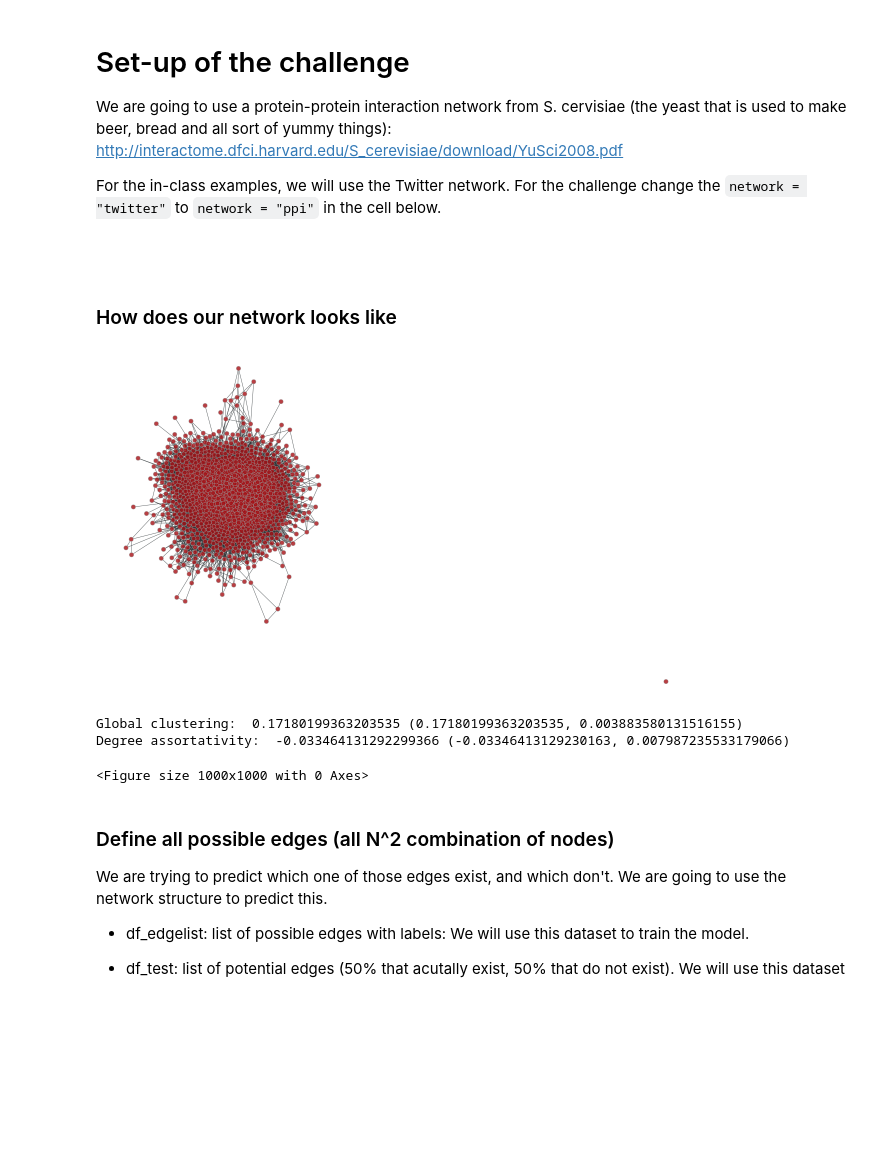
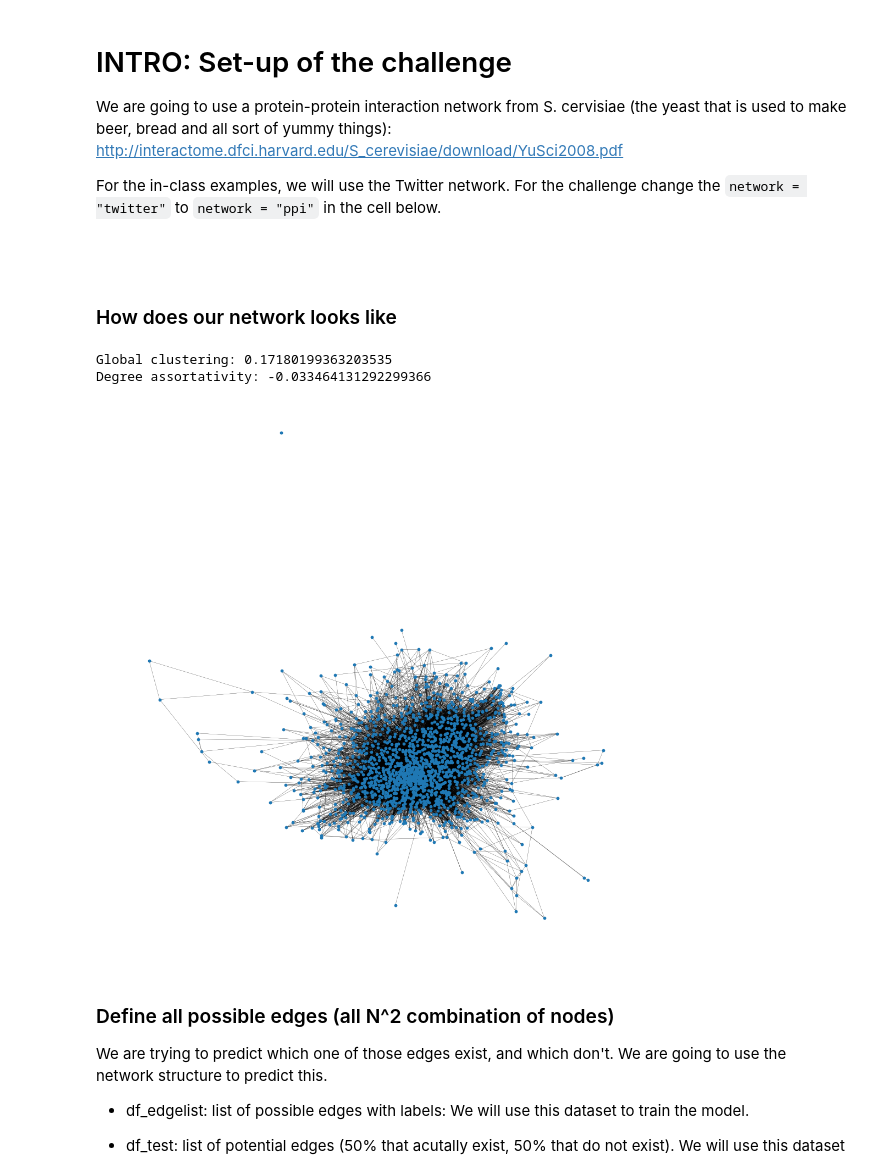
Before and after one commit to jgarciab/NetworkScience, a Jupyter notebook: Practicals/day3/day3b_link_prediction.ipynb, the cells around one changed output. Saved outputs shown, nothing was run; the diff lists cells and outputs as text; code cells hidden in the pictures; blank space fills up the shorter version.

```diff
--- a/Practicals/day3/day3b_link_prediction.ipynb
+++ b/Practicals/day3/day3b_link_prediction.ipynb
@@ -64,5 +57,5 @@ path_data = "../../Data/"
 # %% [markdown]
-# Set-up of the challenge
+# INTRO: Set-up of the challenge
 We are going to use a protein-protein interaction network from S. cervisiae (the yeast that is used to make beer, bread and all sort of yummy things): http://interactome.dfci.harvard.edu/S_cerevisiae/download/YuSci2008.pdf
 
 For the in-class examples, we will use the Twitter network. For the challenge change the `network = "twitter"` to `network = "ppi"` in the cell below.
@@ -97,17 +81,16 @@ else:
 # %% [markdown]
 ### How does our network looks like
 # %%
-# Plotting the network using graph-tool
+# Quick network visualisation (spring layout)
 plt.figure(figsize=(10,10))
-gt.graph_draw(g)
-# Calculating the clustering and assotativity using networkx and graph-tool
-print("Global clustering: ", nx.transitivity(G), clustering.global_clustering(g, sampled=False))
-print("Degree assortativity: ", nx.assortativity.degree_assortativity_coefficient(G), correlations.scalar_assortativity(g, "total"))
+pos = nx.spring_layout(G, seed=42)
+nx.draw(G, pos, node_size=10, width=.2)
+print("Global clustering:",     nx.transitivity(G))
+print("Degree assortativity:",  nx.degree_assortativity_coefficient(G))
 # %% [output]
+Global clustering: 0.17180199363203535
+Degree assortativity: -0.033464131292299366
-[figure, old version]
+[figure, new version]
-Global clustering:  0.17180199363203535 (0.17180199363203535, 0.003883580131516155)
-Degree assortativity:  -0.033464131292299366 (-0.03346413129230163, 0.007987235533179066)
-<Figure size 1000x1000 with 0 Axes>
 # %% [markdown]
 ### Define all possible edges (all N^2 combination of nodes)
 
```
Also changed, not shown: parts of 20 cells of this notebook.
